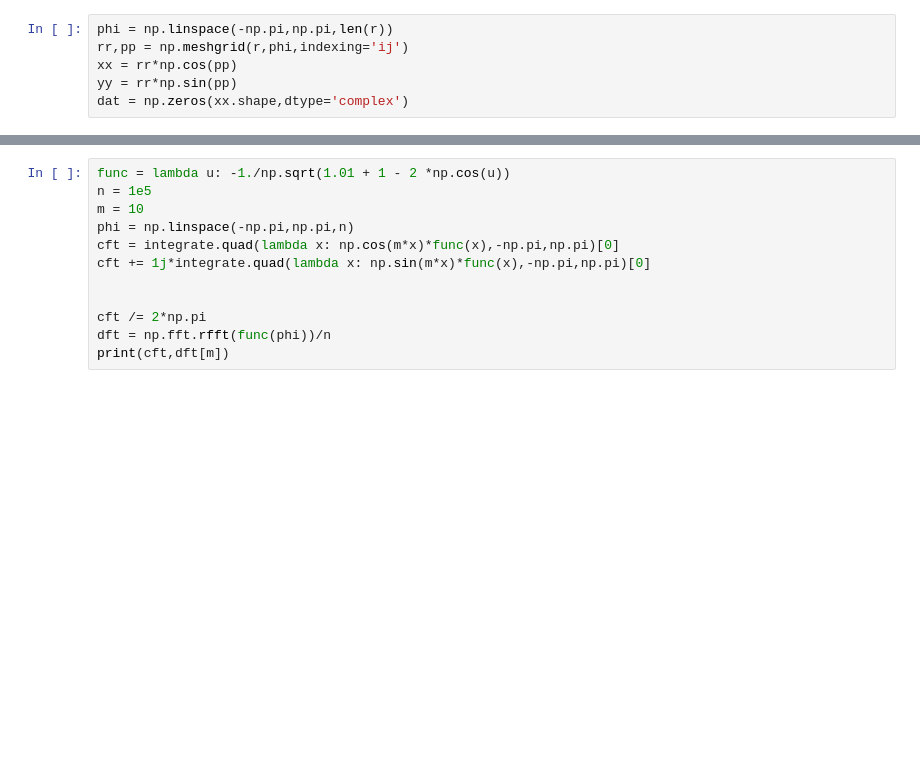
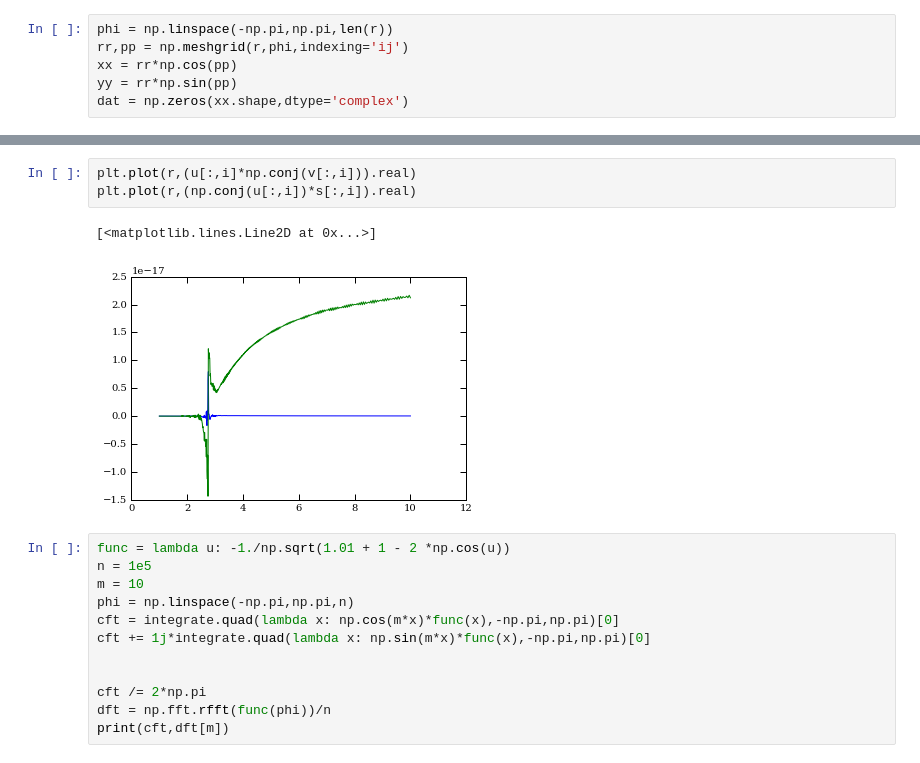
Before and after one commit to adamdempsey90/linearwaves, a Jupyter notebook: python/block_solver.ipynb, the cells around one changed output, grey strips where cells are left out. Drawn from its saved outputs; the diff is of its cells as text; blank space fills up the shorter version.

```diff
--- a/python/block_solver.ipynb
+++ b/python/block_solver.ipynb
@@ -698,3 +698,9 @@ axes[0,0].set_title('{:f},{:f}'.format(evals[i].real,evals[i].imag))
+# %%
+plt.plot(r,(u[:,i]*np.conj(v[:,i])).real)
+plt.plot(r,(np.conj(u[:,i])*s[:,i]).real)
+# %% [output]
+[<matplotlib.lines.Line2D at 0x...>]
+[figure, added]
 # %%
 func = lambda u: -1./np.sqrt(1.01 + 1 - 2 *np.cos(u))
 n = 1e5
```
Also changed, not shown: parts of 4 cells of this notebook, 8 other files.
